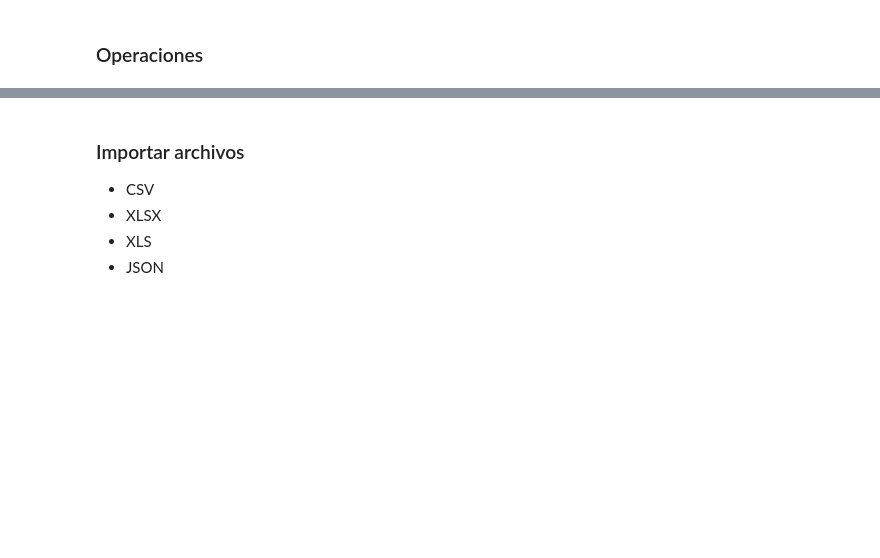
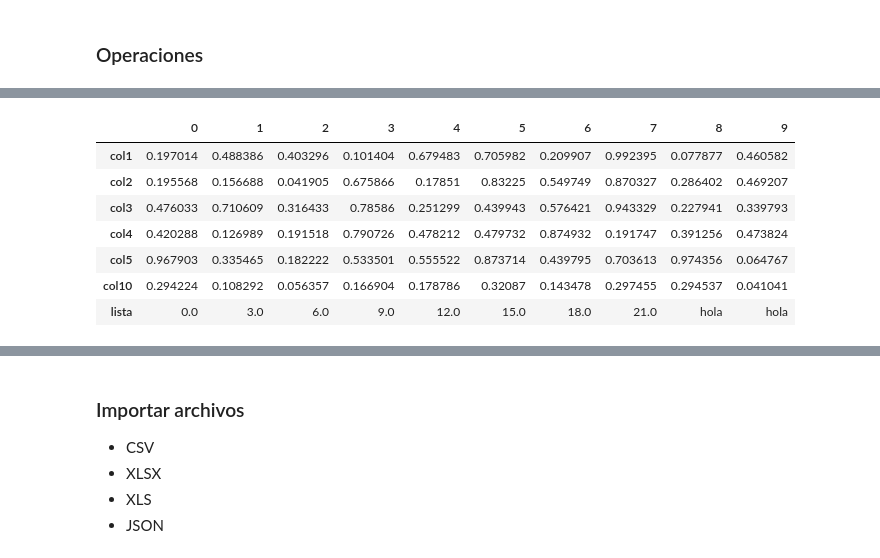
Before and after one commit to YonatanRA/ds_tb_part_21_09, a Jupyter notebook: 02-Data_Analysis/1.2 - Intro Pandas.ipynb, the cells around one changed output, grey strips where cells are left out. Cells and saved outputs as stored; diff of their text form; code cells hidden in the pictures; blank space fills up the shorter version.

```diff
--- a/02-Data_Analysis/1.2 - Intro Pandas.ipynb
+++ b/02-Data_Analysis/1.2 - Intro Pandas.ipynb
@@ -46,0 +352,11 @@ Un DataFrame contiene dos índices, uno para las filas y otro para las columnas,
+# %%
+df.transpose()
+# %% [output]
+|  | 0 | 1 | 2 | 3 | 4 | 5 | 6 | 7 | 8 | 9 |
+| col1 | 0.197014 | 0.488386 | 0.403296 | 0.101404 | 0.679483 | 0.705982 | 0.209907 | 0.992395 | 0.077877 | 0.460582 |
+| col2 | 0.195568 | 0.156688 | 0.041905 | 0.675866 | 0.17851 | 0.83225 | 0.549749 | 0.870327 | 0.286402 | 0.469207 |
+| col3 | 0.476033 | 0.710609 | 0.316433 | 0.78586 | 0.251299 | 0.439943 | 0.576421 | 0.943329 | 0.227941 | 0.339793 |
+| col4 | 0.420288 | 0.126989 | 0.191518 | 0.790726 | 0.478212 | 0.479732 | 0.874932 | 0.191747 | 0.391256 | 0.473824 |
+| col5 | 0.967903 | 0.335465 | 0.182222 | 0.533501 | 0.555522 | 0.873714 | 0.439795 | 0.703613 | 0.974356 | 0.064767 |
+| col10 | 0.294224 | 0.108292 | 0.056357 | 0.166904 | 0.178786 | 0.32087 | 0.143478 | 0.297455 | 0.294537 | 0.041041 |
+| lista | 0.0 | 3.0 | 6.0 | 9.0 | 12.0 | 15.0 | 18.0 | 21.0 | hola | hola |
```
Also changed, not shown: parts of 48 cells of this notebook, 1 other file.
